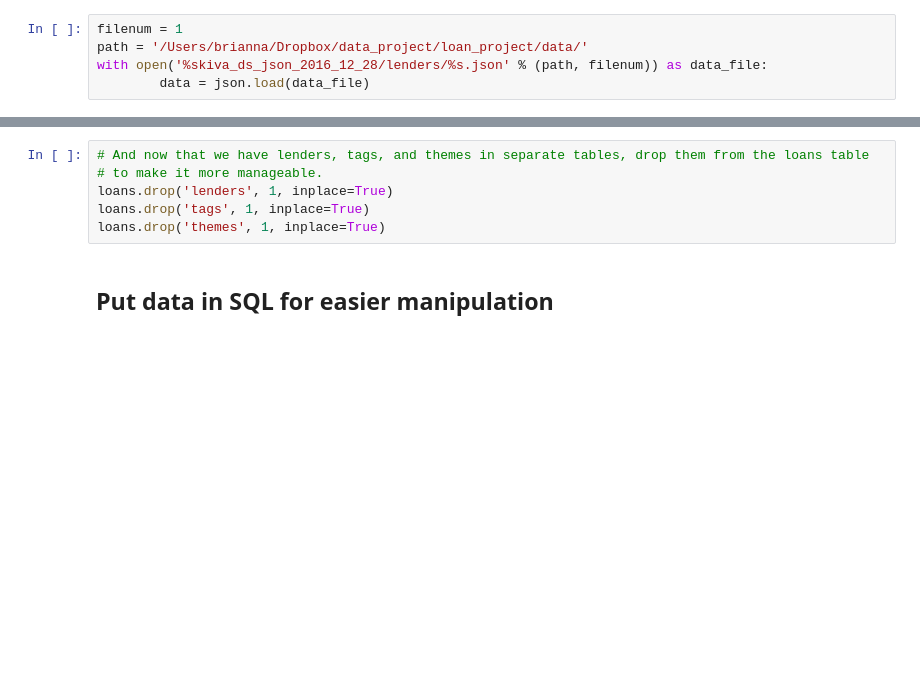
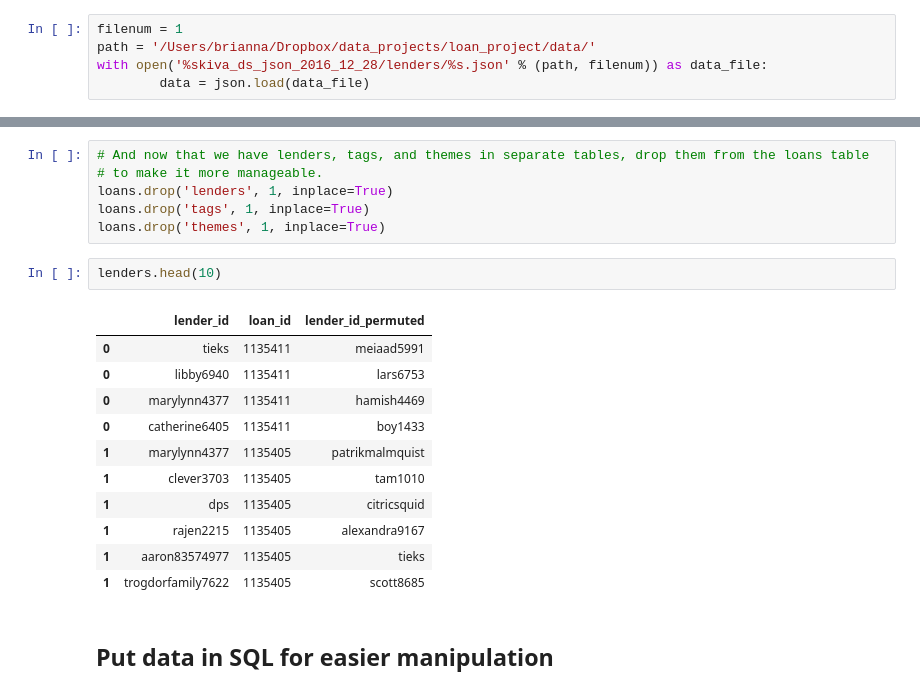
Before and after one commit to briannaschuyler/loan_project, a Jupyter notebook: Kiva Loans - Feature Selection.ipynb, the cells around one changed output, grey strips where cells are left out. Drawn from its saved outputs; the diff is of its cells as text; blank space fills up the shorter version.

```diff
--- a/Kiva Loans - Feature Selection.ipynb
+++ b/Kiva Loans - Feature Selection.ipynb
@@ -16,7 +16,7 @@ from utils import eval_string
 ### Upload each loan page of the Kiva snapshot from 2016/12/28
 # %%
 filenum = 1
-path = '/Users/brianna/Dropbox/data_project/loan_project/data/'
+path = '/Users/brianna/Dropbox/data_projects/loan_project/data/'
 with open('%skiva_ds_json_2016_12_28/lenders/%s.json' % (path, filenum)) as data_file:
         data = json.load(data_file)
 # %%
@@ -257,6 +255,20 @@ themes = make_loan_specific_table(loans, 'themes', 'theme')
 loans.drop('lenders', 1, inplace=True)
 loans.drop('tags', 1, inplace=True)
 loans.drop('themes', 1, inplace=True)
+# %%
+lenders.head(10)
+# %% [output]
+|  | lender_id | loan_id | lender_id_permuted |
+| 0 | tieks | 1135411 | meiaad5991 |
+| 0 | libby6940 | 1135411 | lars6753 |
+| 0 | marylynn4377 | 1135411 | hamish4469 |
+| 0 | catherine6405 | 1135411 | boy1433 |
+| 1 | marylynn4377 | 1135405 | patrikmalmquist |
+| 1 | clever3703 | 1135405 | tam1010 |
+| 1 | dps | 1135405 | citricsquid |
+| 1 | rajen2215 | 1135405 | alexandra9167 |
+| 1 | aaron83574977 | 1135405 | tieks |
+| 1 | trogdorfamily7622 | 1135405 | scott8685 |
 # %% [markdown]
 ## Put data in SQL for easier manipulation
 # %%
```
Also changed, not shown: parts of 1 cell of this notebook, 2 other files.
